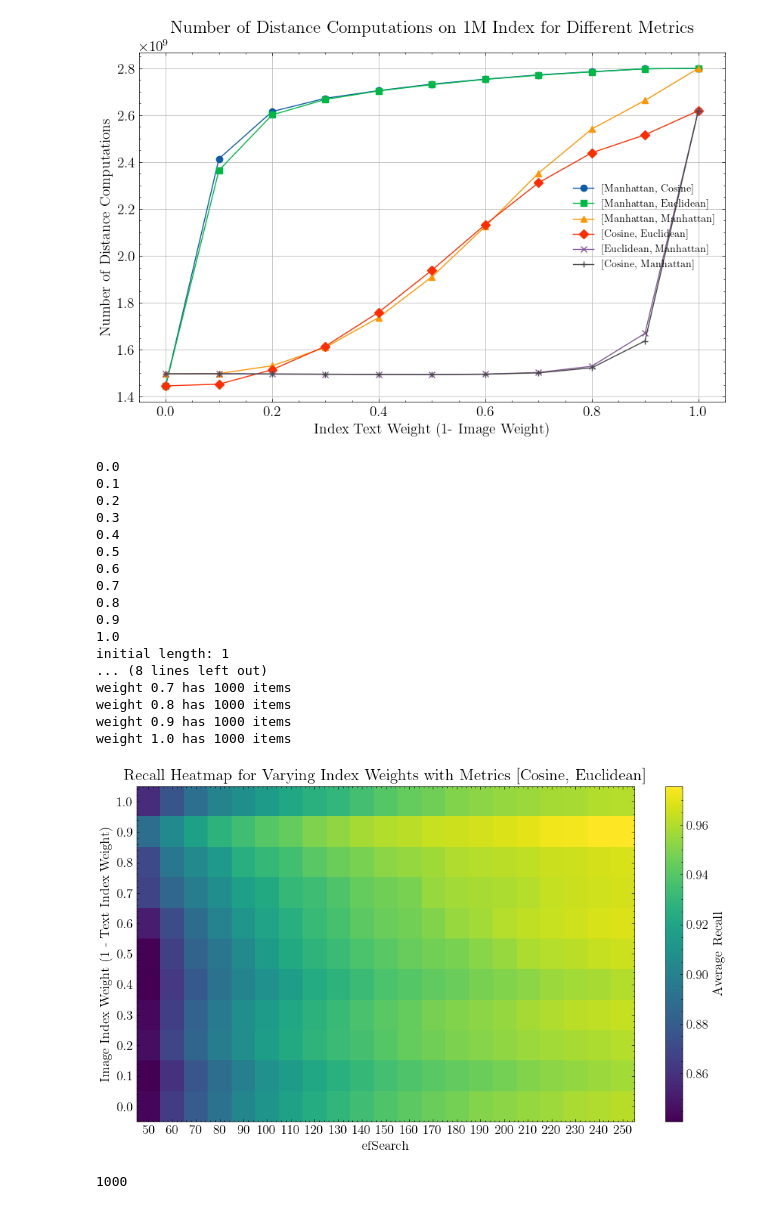
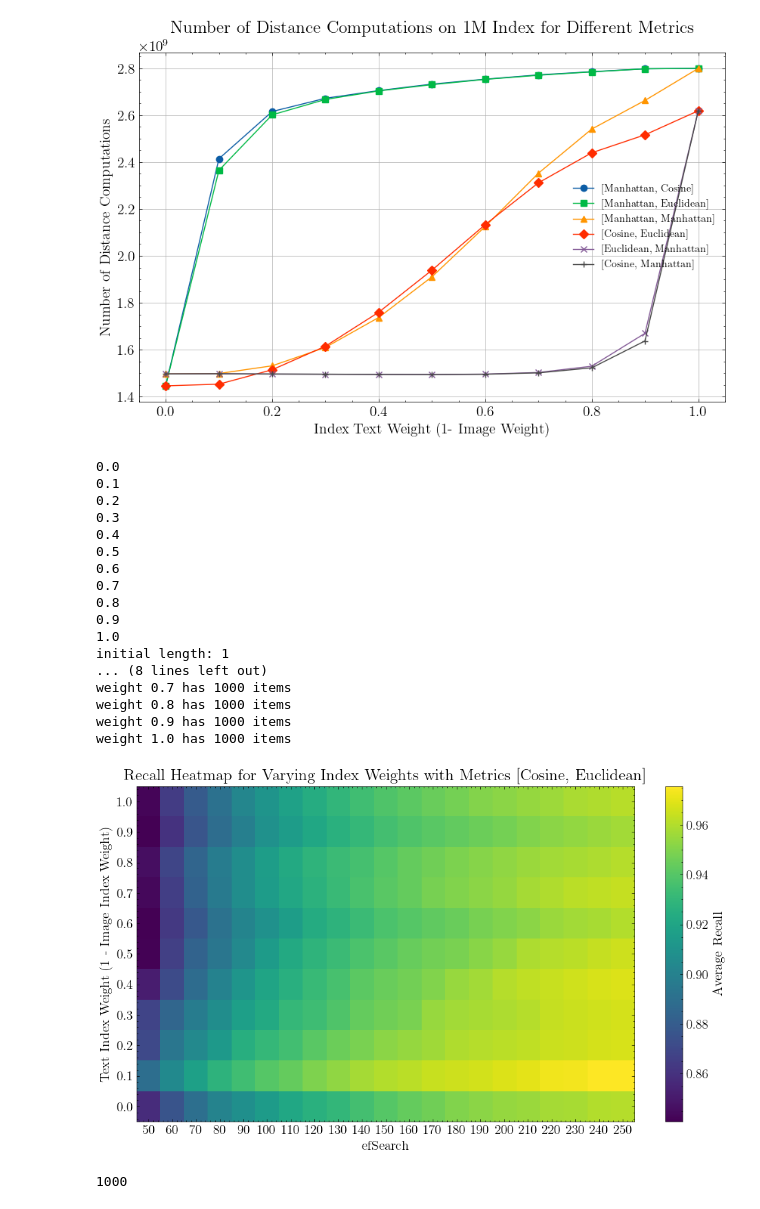
Before and after one commit to yavuzff/scalable-multimodal-similarity-search, a Jupyter notebook: notebooks/plot_graphs_weights_exp.ipynb, the cells around one changed output. Saved outputs shown, nothing was run; the diff lists cells and outputs as text; code cells hidden in the pictures.

```diff
--- a/notebooks/plot_graphs_weights_exp.ipynb
+++ b/notebooks/plot_graphs_weights_exp.ipynb
@@ -676,7 +725,10 @@ def plot_heatmap_for_index_weights_recall_data(metrics, construction_params, rec
     plt.yticks(ticks=np.arange(len(weights)), labels=[f"{w:.1f}" for w in weights])
 
     plt.xlabel("efSearch")
-    plt.ylabel("Image Index Weight (1 - Text Index Weight)")
+    if plot_by_image_weight:
+        plt.ylabel("Image Index Weight (1 - Text Index Weight)")
+    else:
+        plt.ylabel("Text Index Weight (1 - Image Index Weight)")
     plt.title(f"Recall Heatmap for Varying Index Weights with Metrics {metrics_to_str(metrics)}")
 
     plt.colorbar(im, label="Average Recall")
@@ -696,26 +748,26 @@ search_weights_exps_folder = STATS_BASE_FOLDER + "search_weights_exps/"
 # %%
 metrics = ["cosine", "euclidean"]
 recall_data, k = get_recall_at_indexweights_data(metrics, construction_params, search_weights_exps_folder)
-plot_heatmap_for_index_weights_recall_data(metrics, construction_params, recall_data, max_ef=250, plot_by_image_weight=True)
+plot_heatmap_for_index_weights_recall_data(metrics, construction_params, recall_data, max_ef=250, plot_by_image_weight=False)
 # %% [output]
 0.0
 0.1
 0.2
 0.3
 0.4
 0.5
 0.6
 0.7
 0.8
 0.9
 1.0
 initial length: 1
 ... (8 lines left out)
 weight 0.7 has 1000 items
 weight 0.8 has 1000 items
 weight 0.9 has 1000 items
 weight 1.0 has 1000 items
-[figure, old version]
+[figure, new version]
 # %%
 len(recall_data[0.3][50][0])
 # %% [output]
```
Also changed, not shown: parts of 16 cells of this notebook, 2 other files.
